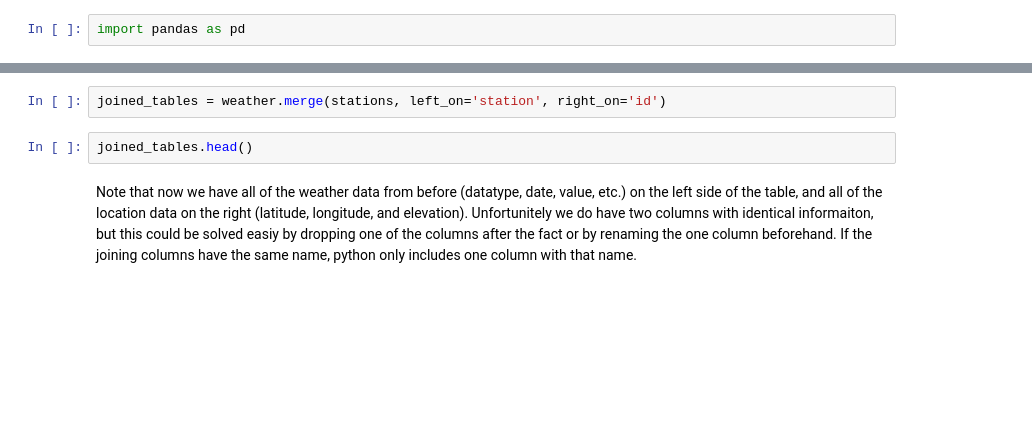
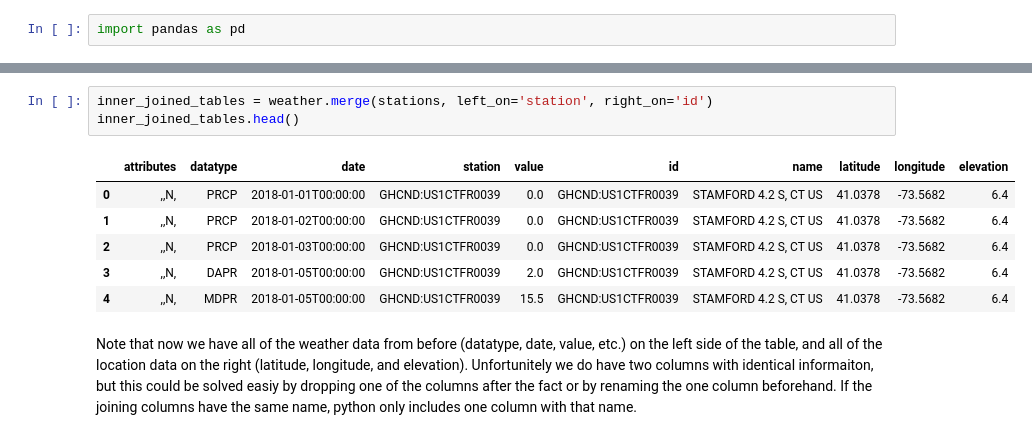
Before and after one commit to summitllc/data_science_101, a Jupyter notebook: Class 6 - Data Aggregation.ipynb, the cells around one changed output, grey strips where cells are left out. Saved outputs shown, nothing was run; the diff lists cells and outputs as text; blank space fills up the shorter version.

```diff
--- a/Class 6 - Data Aggregation.ipynb
+++ b/Class 6 - Data Aggregation.ipynb
@@ -68,7 +136,13 @@ We could probably go a step further and double check that all of station IDs in
 # %%
-joined_tables = weather.merge(stations, left_on='station', right_on='id')
+inner_joined_tables = weather.merge(stations, left_on='station', right_on='id')
+inner_joined_tables.head()
+# %% [output]
+|  | attributes | datatype | date | station | value | id | name | latitude | longitude | elevation |
+| 0 | ,,N, | PRCP | 2018-01-01T00:00:00 | GHCND:US1CTFR0039 | 0.0 | GHCND:US1CTFR0039 | STAMFORD 4.2 S, CT US | 41.0378 | -73.5682 | 6.4 |
+| 1 | ,,N, | PRCP | 2018-01-02T00:00:00 | GHCND:US1CTFR0039 | 0.0 | GHCND:US1CTFR0039 | STAMFORD 4.2 S, CT US | 41.0378 | -73.5682 | 6.4 |
+| 2 | ,,N, | PRCP | 2018-01-03T00:00:00 | GHCND:US1CTFR0039 | 0.0 | GHCND:US1CTFR0039 | STAMFORD 4.2 S, CT US | 41.0378 | -73.5682 | 6.4 |
+| 3 | ,,N, | DAPR | 2018-01-05T00:00:00 | GHCND:US1CTFR0039 | 2.0 | GHCND:US1CTFR0039 | STAMFORD 4.2 S, CT US | 41.0378 | -73.5682 | 6.4 |
+| 4 | ,,N, | MDPR | 2018-01-05T00:00:00 | GHCND:US1CTFR0039 | 15.5 | GHCND:US1CTFR0039 | STAMFORD 4.2 S, CT US | 41.0378 | -73.5682 | 6.4 |
-# %%
-joined_tables.head()
 # %% [markdown]
 Note that now we have all of the weather data from before (datatype, date, value, etc.) on the left side of the table, and all of the location data on the right (latitude, longitude, and elevation). Unfortunitely we do have two columns with identical informaiton, but this could be solved easiy by dropping one of the columns after the fact or by renaming the one column beforehand. If the joining columns have the same name, python only includes one column with that name.
 # %%
```
Also changed, not shown: parts of 60 cells of this notebook, 1 other file.
